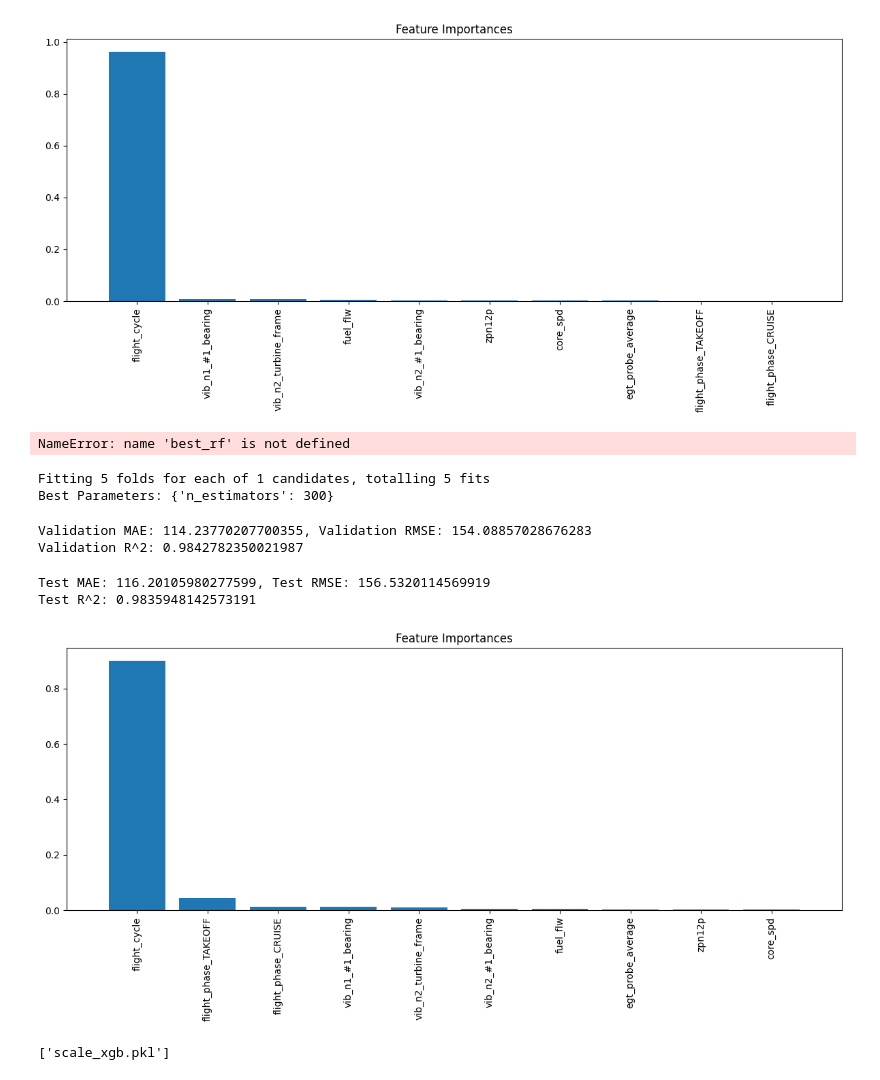
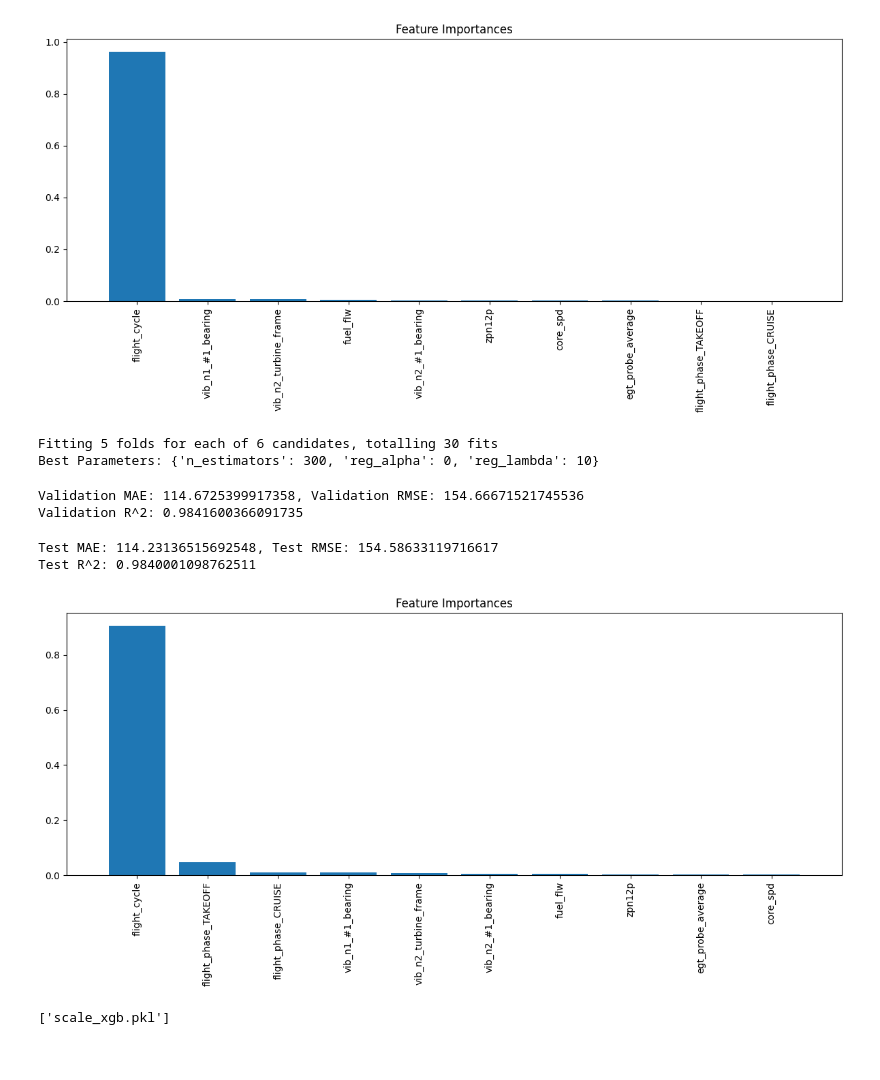
Before and after one commit to ahmadhodeb/PM-time-series, a Jupyter notebook: predictive maintenance_ml.ipynb, the cells around one changed output. Drawn from its saved outputs; the diff is of its cells as text; code cells hidden in the pictures.

```diff
--- a/predictive maintenance_ml.ipynb
+++ b/predictive maintenance_ml.ipynb
@@ -16,7 +16,7 @@ else:
 Y= df['RUL'].copy()
 # %%
 # getdummy for eng_number
-X = pd.get_dummies(X, columns=['flight_phase'], drop_first=True)
+X = pd.get_dummies(X, columns=['flight_phase'], drop_first=False)
 # %%
 # find min and max values for each column
 min_values = X.min()
@@ -130,12 +130,6 @@ plt.savefig('feature_importances.png')
 plt.show()
 # %% [output]
 [figure]
-# %%
-# Save the model
-import joblib
-joblib.dump(best_rf, 'best_rf_model.pkl')
-# %% [output]
-NameError: name 'best_rf' is not defined
 # %%
 # Try XGBoost
 import xgboost as xgb
@@ -151,10 +145,17 @@ scaler = StandardScaler()
 X_train_scaled = scaler.fit_transform(X_train)
 X_val_scaled = scaler.transform(X_val)
 X_test_scaled = scaler.transform(X_test)
+# use the most influencing hyperparameters for XGBoost
+# n_estimators, learning_rate, max_depth, min_child_weight, gamma, subsample, colsample_bytree
 
 param_grid = {
     'n_estimators': [300],
+    'reg_alpha': [0, 0.1, 1],  # L1 regularization
+    'reg_lambda': [1, 10]      # L2 regularization
 }
+
+#make sure that the model generalize well
+# use cross-validation to find the best hyperparameters
 
 xgb_model = XGBRegressor(random_state=42)
 grid_search = GridSearchCV(xgb_model, param_grid, cv=5, scoring='neg_mean_absolute_error', n_jobs=-1, verbose=2)
@@ -162,8 +163,8 @@ grid_search.fit(X_train_scaled, y_train)
 best_xgb = grid_search.best_estimator_
 print("Best Parameters:", grid_search.best_params_)
 # %% [output]
-Fitting 5 folds for each of 1 candidates, totalling 5 fits
-Best Parameters: {'n_estimators': 300}
+Fitting 5 folds for each of 6 candidates, totalling 30 fits
+Best Parameters: {'n_estimators': 300, 'reg_alpha': 0, 'reg_lambda': 10}
 # %%
 # Evaluate the model on the validation set
 y_val_pred = best_xgb.predict(X_val_scaled)
@@ -174,8 +175,8 @@ print(f"Validation MAE: {mae_val}, Validation RMSE: {rmse_val}")
 r2_val = r2_score(y_val, y_val_pred)
 print(f"Validation R^2: {r2_val}")
 # %% [output]
-Validation MAE: 114.23770207700355, Validation RMSE: 154.08857028676283
-Validation R^2: 0.9842782350021987
+Validation MAE: 114.6725399917358, Validation RMSE: 154.66671521745536
+Validation R^2: 0.9841600366091735
 # %%
 # Evaluate the model on the test set
 y_test_pred = best_xgb.predict(X_test_scaled)
@@ -186,23 +187,23 @@ print(f"Test MAE: {mae_test}, Test RMSE: {rmse_test}")
 r2_test = r2_score(y_test, y_test_pred)
 print(f"Test R^2: {r2_test}")
 # %% [output]
-Test MAE: 116.20105980277599, Test RMSE: 156.5320114569919
-Test R^2: 0.9835948142573191
+Test MAE: 114.23136515692548, Test RMSE: 154.58633119716617
+Test R^2: 0.9840001098762511
 # %%
 # Feature Importance
 importances = best_xgb.feature_importances_
-feature_names = X.columns
+feature_names = X_train.columns
 indices = np.argsort(importances)[::-1]
 plt.figure(figsize=(12, 6))
 plt.title("Feature Importances")
-plt.bar(range(X.shape[1]), importances[indices], align="center")
-plt.xticks(range(X.shape[1]), feature_names[indices], rotation=90)
-plt.xlim([-1, X.shape[1]])
+plt.bar(range(X_train.shape[1]), importances[indices], align="center")
+plt.xticks(range(X_train.shape[1]), feature_names[indices], rotation=90)
+plt.xlim([-1, X_train.shape[1]])
 plt.tight_layout()
 plt.savefig('feature_importances_xgb.png')
 plt.show()
 # %% [output]
-[figure, old version]
+[figure, new version]
 # %%
 # Save the model
 import joblib
```
Also changed, not shown: parts of 1 cell of this notebook, 4 other files.
